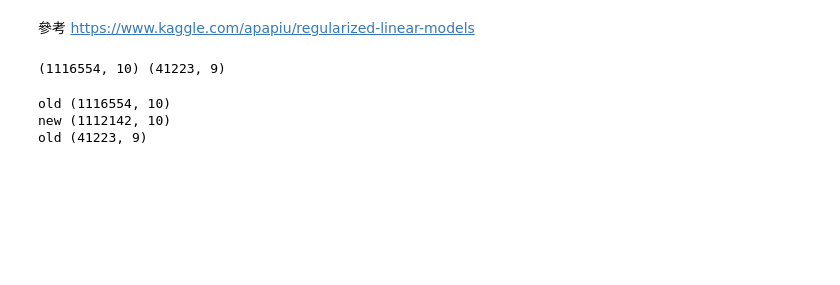
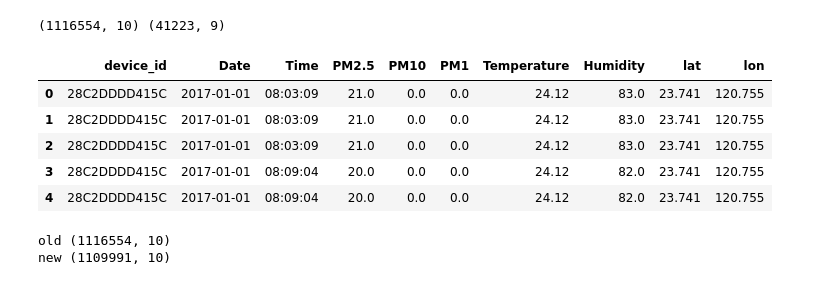
Before and after one commit to murphyhan/aia, a Jupyter notebook: pm25.ipynb, the cells around one changed output. Cells and saved outputs as stored; diff of their text form; code cells hidden in the pictures; blank space fills up the shorter version.

```diff
--- a/pm25.ipynb
+++ b/pm25.ipynb
@@ -1,6 +1,3 @@
-# %% [markdown]
-參考
-https://www.kaggle.com/apapiu/regularized-linear-models
 # %%
 import pandas as pd
 import numpy as np
@@ -19,10 +15,17 @@ data_path = '/data/examples/pm25/'
 # %%
 train = pd.read_csv(data_path + "PM25_train.csv")
 test = pd.read_csv(data_path + "PM25_test.csv")
 
 print(train.shape, test.shape)
+train.head()
 # %% [output]
 (1116554, 10) (41223, 9)
+|  | device_id | Date | Time | PM2.5 | PM10 | PM1 | Temperature | Humidity | lat | lon |
+| 0 | 28C2DDDD415C | 2017-01-01 | 08:03:09 | 21.0 | 0.0 | 0.0 | 24.12 | 83.0 | 23.741 | 120.755 |
+| 1 | 28C2DDDD415C | 2017-01-01 | 08:03:09 | 21.0 | 0.0 | 0.0 | 24.12 | 83.0 | 23.741 | 120.755 |
+| 2 | 28C2DDDD415C | 2017-01-01 | 08:03:09 | 21.0 | 0.0 | 0.0 | 24.12 | 83.0 | 23.741 | 120.755 |
+| 3 | 28C2DDDD415C | 2017-01-01 | 08:09:04 | 20.0 | 0.0 | 0.0 | 24.12 | 82.0 | 23.741 | 120.755 |
+| 4 | 28C2DDDD415C | 2017-01-01 | 08:09:04 | 20.0 | 0.0 | 0.0 | 24.12 | 82.0 | 23.741 | 120.755 |
 # %%
 #remove outliers
 
@@ -43,10 +46,14 @@ def removeOutliers(dataFrame):
 
     print('new', newDf.shape)
     return newDf
-# %%
-train = removeOutliers(train)
-test = removeOutliers(test)
-# %% [output]
-old (1116554, 10)
-new (1112142, 10)
-old (41223, 9)
+# %%
+train = removeOutliers(train, 'PM2.5')
+#train = removeOutliers(train, 'PM10')
+#train = removeOutliers(train, 'PM1')
+
+#test = removeOutliers(test, 'PM10')
+#test = removeOutliers(test, 'PM1')
+#test = removeOutliers(test)
+# %% [output]
+old (1116554, 10)
+new (1109991, 10)
```
Also changed, not shown: parts of 27 cells of this notebook.
